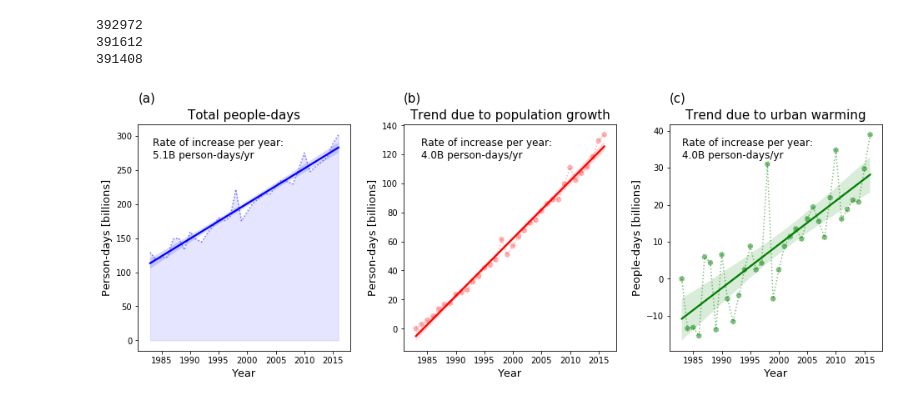
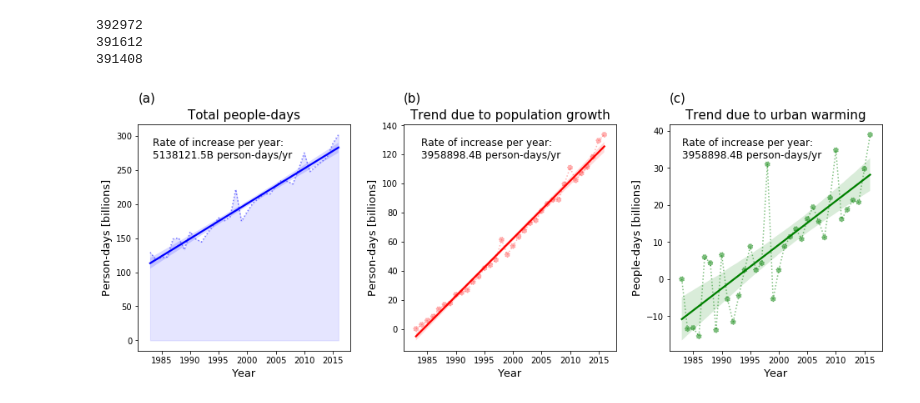
Before and after one commit to ecohydro/GlobalUrbanHeat, a Jupyter notebook: Notebooks/cpt_Fig1_Final.ipynb, the cells around one changed output. Drawn from its saved outputs; the diff is of its cells as text; code cells hidden in the pictures.

```diff
--- a/Notebooks/cpt_Fig1_Final.ipynb
+++ b/Notebooks/cpt_Fig1_Final.ipynb
@@ -19,8 +19,10 @@ DATA_IN = "/home/cascade/projects/UrbanHeat/data/"  # Note: Need ?dl=1 to make s
 FIG_OUT = "/home/cascade/projects/UrbanHeat/figures/"
 FN_IN = 'processed/All_data_HI406_figdata.csv'
 #FN_IN = '/home/cascade/projects/UrbanHeat/data/processed/oldworkflow/All_data_Raw406_es_final_pdayadd.csv'
+HI_STATS = pd.read_csv(DATA_IN+FN_IN)
 
-HI_STATS = pd.read_csv(DATA_IN+FN_IN)
+# Set scale
+scale = 10**9
 # %%
 # Check it
 HI_STATS.head()
@@ -48,7 +50,7 @@ print(len(HI_STATS))
 # %%
 #### Regressions, no intercept addition is needed because we're using SK LEARN HERE
 
-def lm_func(df, col, scale):
+def lm_func(df, col):
 
     "simple linear model of a time series data, returns coef"
 
@@ -62,7 +64,7 @@ def lm_func(df, col, scale):
     # Regress
     model = sm.OLS(Y_stats, X_year_2).fit()
 
-    coef = int(model.params[1]*scale)
+    coef = int(model.params[1])
     #coef = int(coef)
 
     # R2 and P
@@ -84,7 +86,7 @@ yr_range = max(HI_STATS['year']) - min(HI_STATS['year']) + 1
 
 ## PLOT 1 - People Days
 color = 'blue'
-data = HI_STATS.groupby('year')['people_days'].sum()
+data = HI_STATS.groupby('year')['people_days'].sum() / scale
 years = list(data.index)
 axs[0].plot(data, color = color, linestyle = ':', alpha = 0.5)
 axs[0].fill_between(years, data, color = color, alpha = 0.1, label='_nolegend_')
@@ -94,53 +96,49 @@ axs[0].set_ylabel('Person-days [billions]', fontsize = 13)
 axs[0].set_xlabel('Year', fontsize = 13)
 
 # Add text
-coef, r2, p = lm_func(HI_STATS, 'people_days', 10**3)
+coef, r2, p = lm_func(HI_STATS, 'people_days')
 #text = str(round(coef/1000*yr_range, 1))+' B increase in\nperson-days'# ($R^2$=' + str(r2) + ')*'
 text = 'Rate of increase per year:\n'+str(round(coef/1000, 1))+'B person-days/yr'
 axs[0].text(0.07, .85, text, transform=axs[0].transAxes, size=12)
 axs[0].text(0.00, 1.1, '(a)', transform=axs[0].transAxes, size=15 )
 
-
-#2 PLOT 2 - People Days delta pop x days
+## 2 PLOT 2 - People Days delta pop x days
 color = 'red'
-data = HI_STATS.groupby('year')['people_days_pop'].sum()
+data = HI_STATS.groupby('year')['people_days_pop'].sum() / scale
 axs[1].scatter(years, data, color = color, linestyle = ':', alpha = 0.3)
 axs[1].plot(data, color = color, linestyle = ':', alpha = 0.3)
 sns.regplot(years, data, color = color, ax = axs[1], scatter = False, truncate = True)
 axs[1].set_title('Trend due to population growth', size = 15)
 axs[1].set_ylabel('Person-days [billions]', fontsize = 13)
 axs[1].set_xlabel('Year', fontsize = 13)
 
 # Add text
-coef, r2, p = lm_func(HI_STATS, 'people_days_pop', 10**3)
+coef, r2, p = lm_func(HI_STATS, 'people_days_pop')
 #text = str(round(coef/1000*yr_range, 1))+' B increase in\nperson-days'# ($R^2$=' + str(r2) + ')*'
 text = 'Rate of increase per year:\n'+str(round(coef/1000, 1))+'B person-days/yr'
 axs[1].text(1.25+.08, .85, text, transform=axs[0].transAxes, size=12)
 axs[1].text(1.25, 1.1, '(b)', transform=axs[0].transAxes, size=15 )
 
 ## PLOT 3 - People Days due to heat
 color = 'green'
-data = HI_STATS.groupby('year')['people_days_heat'].sum()
+data = HI_STATS.groupby('year')['people_days_heat'].sum() / scale
 pdays83 = data.get(data.index[0])
 data = data - pdays83
 years = list(data.index)
 axs[2].scatter(years, data, color = color, linestyle = ':', alpha = 0.5)
 axs[2].plot(data, color = color, linestyle = ':', alpha = 0.5)
 sns.regplot(years, data, color = color, ax = axs[2], scatter = False, truncate = True)
 axs[2].set_title('Trend due to urban warming', size = 15)
 axs[2].set_xlabel('Year', fontsize = 13)
 axs[2].set_ylabel('People-days [billions]', fontsize = 13)
 
 # Add text
-coef, r2, p = lm_func(HI_STATS, 'people_days_heat', 10**3)
+coef, r2, p = lm_func(HI_STATS, 'people_days_heat')
 
 axs[2].text(1.25*2-0.04+.1, .85, text, transform=axs[0].transAxes, size=12,);
 axs[1].text(1.25*2, 1.1, '(c)', transform=axs[0].transAxes, size=15 )
 
-# Set y-axis
-# for ax in fig.get_axes():
-#     ax.label_outer()
-
+# save it out
 plt.savefig(FIG_OUT+'FIG1.png', dpi = 300, bbox_inches='tight')
 # %% [output]
-[figure, old version]
+[figure, new version]
```
Also changed, not shown: parts of 5 cells of this notebook, 2 other files.
